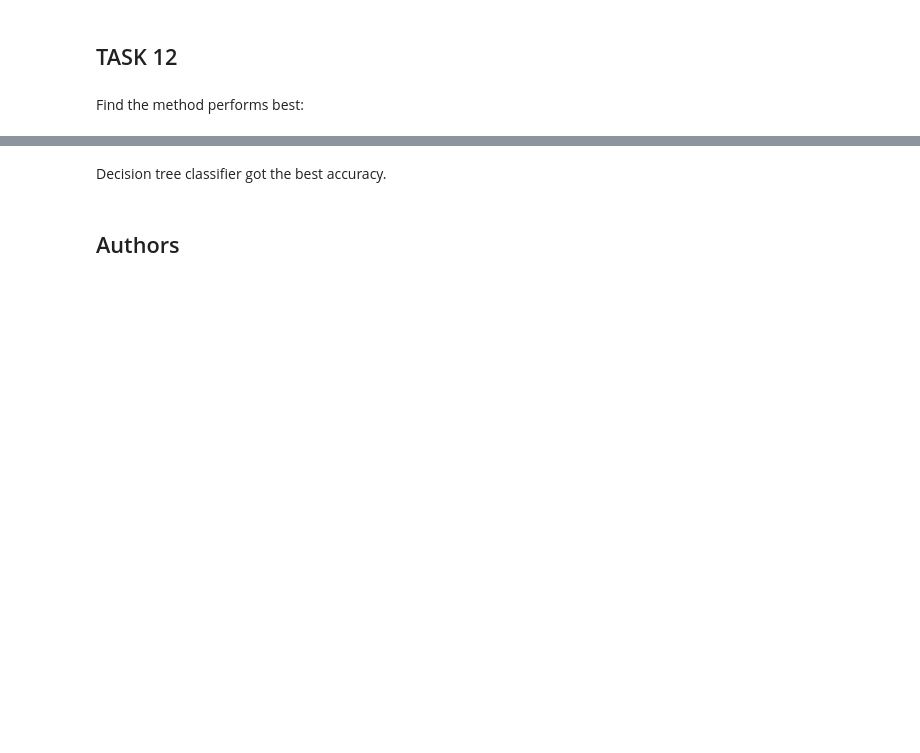
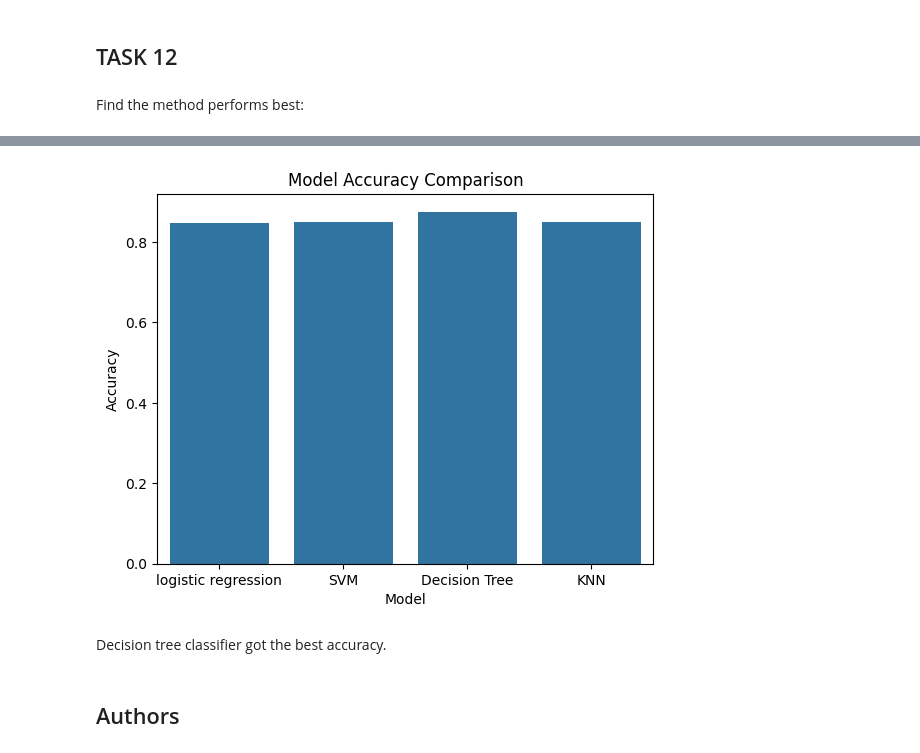
Before and after one commit to yaowangdatas/IBM-DS---Applied-Data-Science-Capstone, a Jupyter notebook: 4-SpaceX_Machine Learning Prediction_Part_5.ipynb, the cells around one changed output, grey strips where cells are left out. Cells and saved outputs as stored; diff of their text form; code cells hidden in the pictures; blank space fills up the shorter version.

```diff
--- a/4-SpaceX_Machine Learning Prediction_Part_5.ipynb
+++ b/4-SpaceX_Machine Learning Prediction_Part_5.ipynb
@@ -303,6 +320,7 @@ accuracy : 0.8607142857142858
 Calculate the accuracy of tree_cv on the test data using the method <code>score</code>:
 # %%
 tree_score = tree_cv.score(X_test, Y_test)
+Testscore.append(tree_score)
 tree_score
 # %% [output]
 0.8333333333333334
@@ -337,12 +355,16 @@ print("accuracy :",knn_cv.best_score_)
 # %% [output]
 tuned hpyerparameters :(best parameters)  {'algorithm': 'auto', 'n_neighbors': 10, 'p': 1}
 accuracy : 0.8482142857142858
+# %%
+Model.append('KNN')
+Accuracy.append(knn_cv.best_score_)
 # %% [markdown]
 ## TASK  11
 # %% [markdown]
 Calculate the accuracy of knn_cv on the test data using the method <code>score</code>:
 # %%
 knn_score = knn_cv.score(X_test, Y_test)
+Testscore.append(knn_score)
 knn_score
 # %% [output]
 0.8333333333333334
@@ -357,3 +379,7 @@ plot_confusion_matrix(Y_test,yhat)
 ## TASK  12
 # %% [markdown]
 Find the method performs best:
+# %%
+perform = {'Model': Model, 'Accuracy': Accuracy, 'Testscore': Testscore}
+mp = pd.DataFrame(perform)
+mp
@@ -360,3 +392,17 @@ Find the method performs best:
+# %%
+# Create the bar plot
+sns.barplot(x='Model', y='Accuracy', data=mp)
+
+# Add labels and title
+plt.title('Model Accuracy Comparison')
+plt.xlabel('Model')
+plt.ylabel('Accuracy')
+plt.bar
+
+# Show the plot
+plt.show()
+# %% [output]
+[figure, added]
 # %% [markdown]
 Decision tree classifier got the best accuracy.
 # %% [markdown]
```
Also changed, not shown: parts of 8 cells of this notebook.
